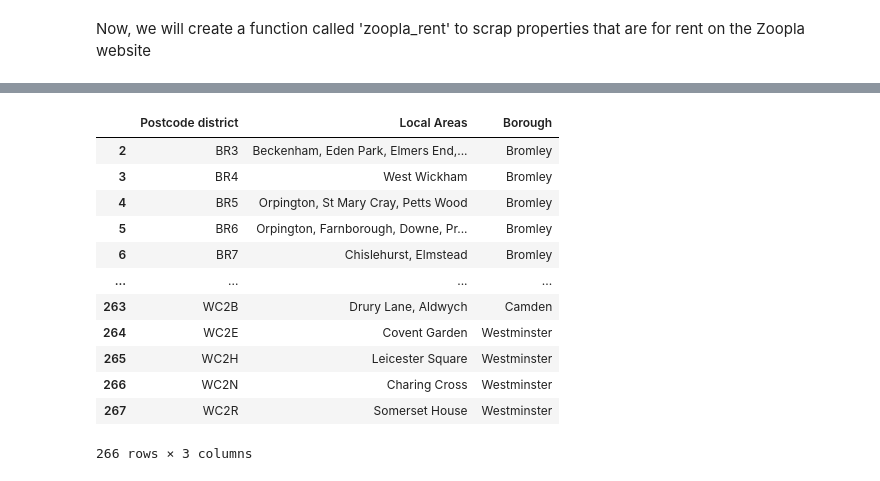
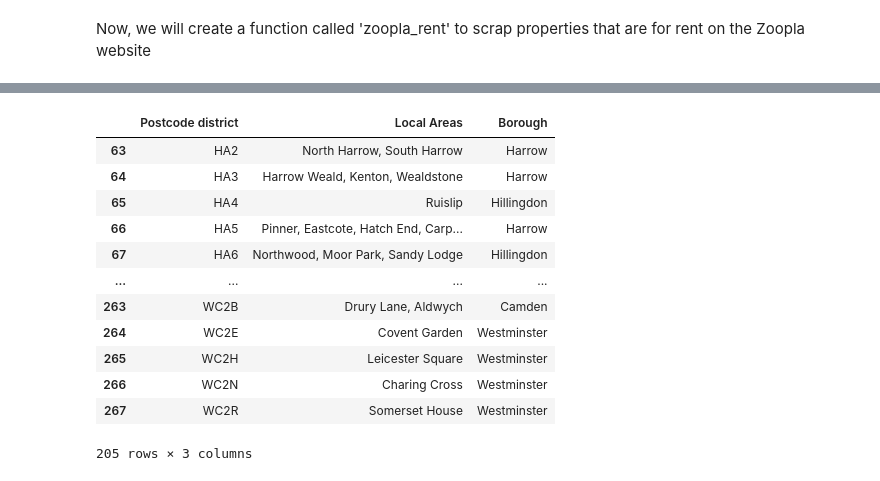
Before and after one commit to Timmtet/Housing_Project, a Jupyter notebook: Zoopla.ipynb, the cells around one changed output, grey strips where cells are left out. Saved outputs shown, nothing was run; the diff lists cells and outputs as text; code cells hidden in the pictures.

```diff
--- a/Zoopla.ipynb
+++ b/Zoopla.ipynb
@@ -485,17 +502,17 @@ df.to_csv('Zoop2.csv')
 # %%
-data = codes.loc[2:]
+data = codes.loc[63:]
 data
 # %% [output]
 |  | Postcode district | Local Areas | Borough |
-| 2 | BR3 | Beckenham, Eden Park, Elmers End,... | Bromley |
-| 3 | BR4 | West Wickham | Bromley |
-| 4 | BR5 | Orpington, St Mary Cray, Petts Wood | Bromley |
-| 5 | BR6 | Orpington, Farnborough, Downe, Pr... | Bromley |
-| 6 | BR7 | Chislehurst, Elmstead | Bromley |
+| 63 | HA2 | North Harrow, South Harrow | Harrow |
+| 64 | HA3 | Harrow Weald, Kenton, Wealdstone | Harrow |
+| 65 | HA4 | Ruislip | Hillingdon |
+| 66 | HA5 | Pinner, Eastcote, Hatch End, Carp... | Harrow |
+| 67 | HA6 | Northwood, Moor Park, Sandy Lodge | Hillingdon |
 | ... | ... | ... | ... |
 | 263 | WC2B | Drury Lane, Aldwych | Camden |
 | 264 | WC2E | Covent Garden | Westminster |
 | 265 | WC2H | Leicester Square | Westminster |
 | 266 | WC2N | Charing Cross | Westminster |
 | 267 | WC2R | Somerset House | Westminster |
-266 rows × 3 columns
+205 rows × 3 columns
```
Also changed, not shown: parts of 2 cells of this notebook, 1 other file.
